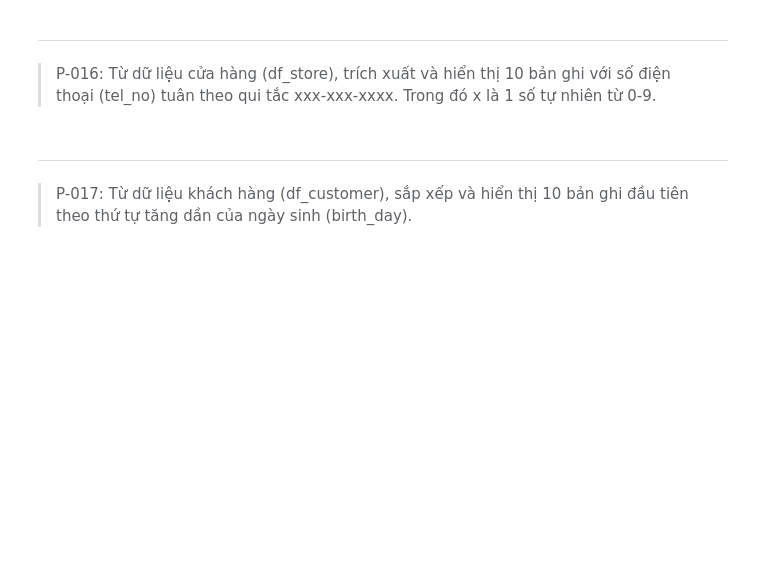
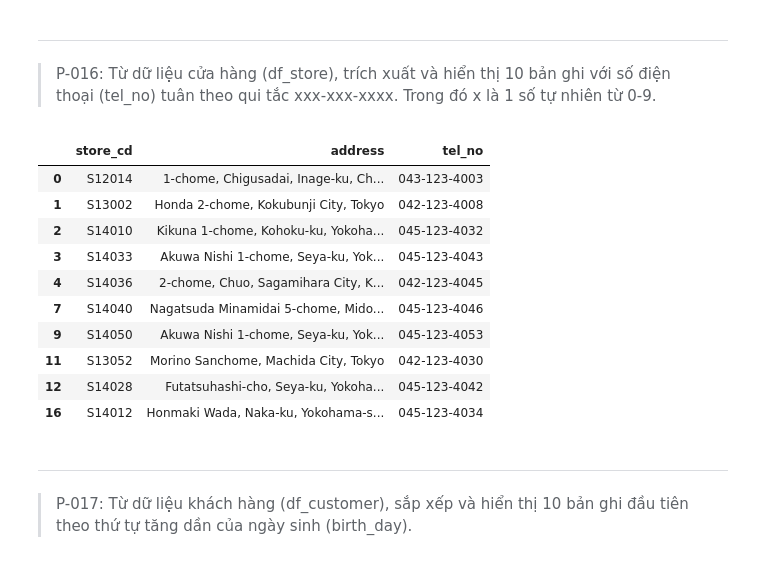
Before and after one commit to quoc-duc/LearnPandas, a Jupyter notebook: notebooks_vn/exercises/100_bai_tap_pandas_vn_exes.ipynb, the cells around one changed output. Drawn from its saved outputs; the diff is of its cells as text; code cells hidden in the pictures; blank space fills up the shorter version.

```diff
--- a/notebooks_vn/exercises/100_bai_tap_pandas_vn_exes.ipynb
+++ b/notebooks_vn/exercises/100_bai_tap_pandas_vn_exes.ipynb
@@ -326,6 +326,20 @@ Từ dữ liệu khách hàng (df_customer), trích xuất và hiển thị 10 b
 ---
 > P-016:
 Từ dữ liệu cửa hàng (df_store), trích xuất và hiển thị 10 bản ghi với số điện thoại (tel_no) tuân theo qui tắc xxx-xxx-xxxx. Trong đó x là 1 số tự nhiên từ 0-9.
+# %%
+df_store[['store_cd', 'address', 'tel_no']].query("tel_no.str.contains(r'^[0-9]{3}-[0-9]{3}-[0-9]{4}$')").head(10)
+# %% [output]
+|  | store_cd | address | tel_no |
+| 0 | S12014 | 1-chome, Chigusadai, Inage-ku, Ch... | 043-123-4003 |
+| 1 | S13002 | Honda 2-chome, Kokubunji City, Tokyo | 042-123-4008 |
+| 2 | S14010 | Kikuna 1-chome, Kohoku-ku, Yokoha... | 045-123-4032 |
+| 3 | S14033 | Akuwa Nishi 1-chome, Seya-ku, Yok... | 045-123-4043 |
+| 4 | S14036 | 2-chome, Chuo, Sagamihara City, K... | 042-123-4045 |
+| 7 | S14040 | Nagatsuda Minamidai 5-chome, Mido... | 045-123-4046 |
+| 9 | S14050 | Akuwa Nishi 1-chome, Seya-ku, Yok... | 045-123-4053 |
+| 11 | S13052 | Morino Sanchome, Machida City, Tokyo | 042-123-4030 |
+| 12 | S14028 | Futatsuhashi-cho, Seya-ku, Yokoha... | 045-123-4042 |
+| 16 | S14012 | Honmaki Wada, Naka-ku, Yokohama-s... | 045-123-4034 |
 # %% [markdown]
 ---
 > P-017:
```
Also changed, not shown: parts of 1 cell of this notebook.
